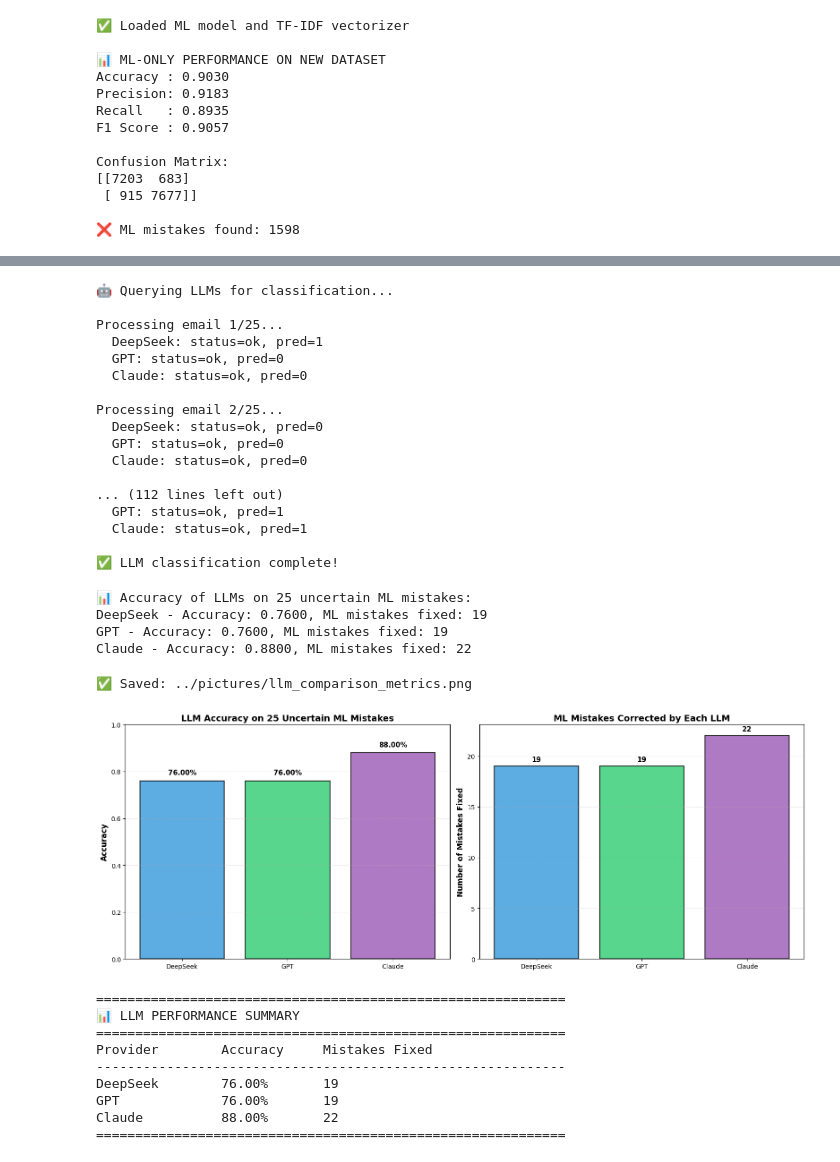
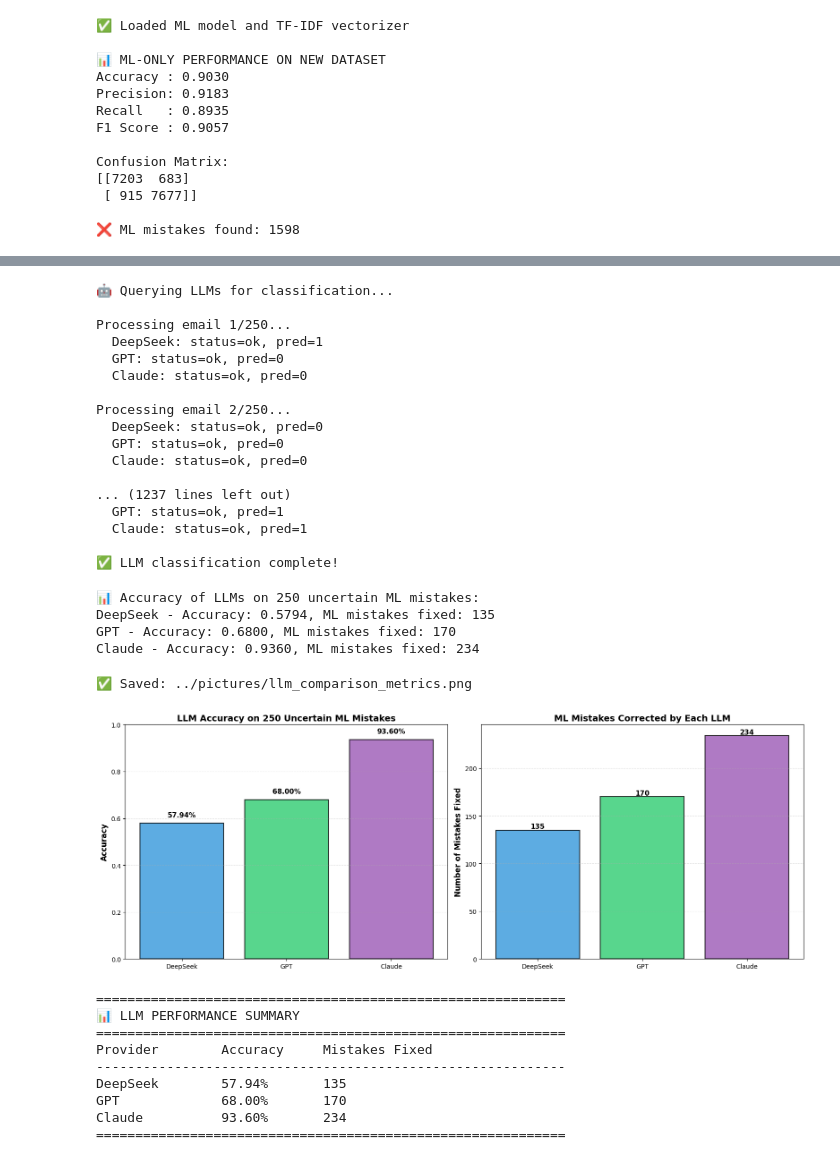
Before and after one commit to FaroukAziz2020/Hybrid-Email-Classifier-Research, a Jupyter notebook: ML_and_LLM/hybrid_classification.ipynb, the cells around one changed output, grey strips where cells are left out. Drawn from its saved outputs; the diff is of its cells as text; code cells hidden in the pictures.

```diff
--- a/ML_and_LLM/hybrid_classification.ipynb
+++ b/ML_and_LLM/hybrid_classification.ipynb
@@ -289,7 +289,7 @@ df['confidence'] = np.max(ml_probs, axis=1)
 ml_mistakes = df[df['ml_pred'] != df['label']].copy()
 
 # Select lowest confidence mistakes
-uncertain_mistakes = ml_mistakes.nsmallest(25, 'confidence')
+uncertain_mistakes = ml_mistakes.nsmallest(250, 'confidence')
 # %%
 providers = list(MODEL_IDS.keys())
 llm_time_total = {prov: 0.0 for prov in providers}
@@ -361,24 +361,24 @@ print("✅ LLM classification complete!")
 # %% [output]
 🤖 Querying LLMs for classification...
 
-Processing email 1/25...
+Processing email 1/250...
   DeepSeek: status=ok, pred=1
   GPT: status=ok, pred=0
   Claude: status=ok, pred=0
 
-Processing email 2/25...
+Processing email 2/250...
   DeepSeek: status=ok, pred=0
   GPT: status=ok, pred=0
   Claude: status=ok, pred=0
 
-... (112 lines left out)
+... (1237 lines left out)
   GPT: status=ok, pred=1
   Claude: status=ok, pred=1
 
 ✅ LLM classification complete!
 # %%
 # Compute metrics only for emails that were sent to LLMs
-print("\n📊 Accuracy of LLMs on 25 uncertain ML mistakes:")
+print("\n📊 Accuracy of LLMs on 250 uncertain ML mistakes:")
 metrics_summary = []
 
 for prov in providers:
@@ -401,10 +401,10 @@ for prov in providers:
 
 metrics_df = pd.DataFrame(metrics_summary)
 # %% [output]
-📊 Accuracy of LLMs on 25 uncertain ML mistakes:
-DeepSeek - Accuracy: 0.7600, ML mistakes fixed: 19
-GPT - Accuracy: 0.7600, ML mistakes fixed: 19
-Claude - Accuracy: 0.8800, ML mistakes fixed: 22
+📊 Accuracy of LLMs on 250 uncertain ML mistakes:
+DeepSeek - Accuracy: 0.5794, ML mistakes fixed: 135
+GPT - Accuracy: 0.6800, ML mistakes fixed: 170
+Claude - Accuracy: 0.9360, ML mistakes fixed: 234
 # %%
 # Prepare data for visualization
 fig, (ax1, ax2) = plt.subplots(1, 2, figsize=(16, 6))
@@ -417,7 +417,7 @@ colors = ['#3498db', '#2ecc71', '#9b59b6']  # Blue, Green, Purple
 ax1.bar(providers_list, accuracies, color=colors, alpha=0.8, edgecolor='black', linewidth=1.5)
 ax1.set_ylim(0, 1.0)
 ax1.set_ylabel('Accuracy', fontsize=12, fontweight='bold')
-ax1.set_title('LLM Accuracy on 25 Uncertain ML Mistakes', fontsize=14, fontweight='bold')
+ax1.set_title('LLM Accuracy on 250 Uncertain ML Mistakes', fontsize=14, fontweight='bold')
 ax1.grid(axis='y', alpha=0.3, linestyle='--')
 
 # Add value labels on bars
@@ -425,42 +425,42 @@ for i, (prov, acc) in enumerate(zip(providers_list, accuracies)):
     ax1.text(i, acc + 0.02, f'{acc:.2%}', ha='center', va='bottom', fontweight='bold', fontsize=11)
 
 # 2. ML Mistakes Fixed
 mistakes_fixed = [m["ML Mistakes Fixed"] for m in metrics_summary]
 
 ax2.bar(providers_list, mistakes_fixed, color=colors, alpha=0.8, edgecolor='black', linewidth=1.5)
 ax2.set_ylabel('Number of Mistakes Fixed', fontsize=12, fontweight='bold')
 ax2.set_title('ML Mistakes Corrected by Each LLM', fontsize=14, fontweight='bold')
 ax2.grid(axis='y', alpha=0.3, linestyle='--')
 
 # Add value labels on bars
 for i, (prov, fixed) in enumerate(zip(providers_list, mistakes_fixed)):
     ax2.text(i, fixed + 0.3, str(fixed), ha='center', va='bottom', fontweight='bold', fontsize=11)
 
 plt.tight_layout()
 plt.savefig("../pictures/llm_comparison_metrics.png", dpi=300, bbox_inches='tight', facecolor='white')
 print("\n✅ Saved: ../pictures/llm_comparison_metrics.png")
 plt.show()
 
 # Print summary table
 print("\n" + "="*60)
 print("📊 LLM PERFORMANCE SUMMARY")
 print("="*60)
 print(f"{'Provider':<15} {'Accuracy':<12} {'Mistakes Fixed':<15}")
 print("-" * 60)
 for m in metrics_summary:
     print(f"{m['Provider']:<15} {m['Accuracy']:<12.2%} {m['ML Mistakes Fixed']:<15}")
 print("="*60)
 # %% [output]
 ✅ Saved: ../pictures/llm_comparison_metrics.png
-[figure, old version]
+[figure, new version]
 ============================================================
 📊 LLM PERFORMANCE SUMMARY
 ============================================================
 Provider        Accuracy     Mistakes Fixed
 ------------------------------------------------------------
-DeepSeek        76.00%       19
-GPT             76.00%       19
-Claude          88.00%       22
+DeepSeek        57.94%       135
+GPT             68.00%       170
+Claude          93.60%       234
 ============================================================
 # %%
 print("\n" + "="*60)
```
Also changed, not shown: parts of 3 cells of this notebook, 2 other files.
